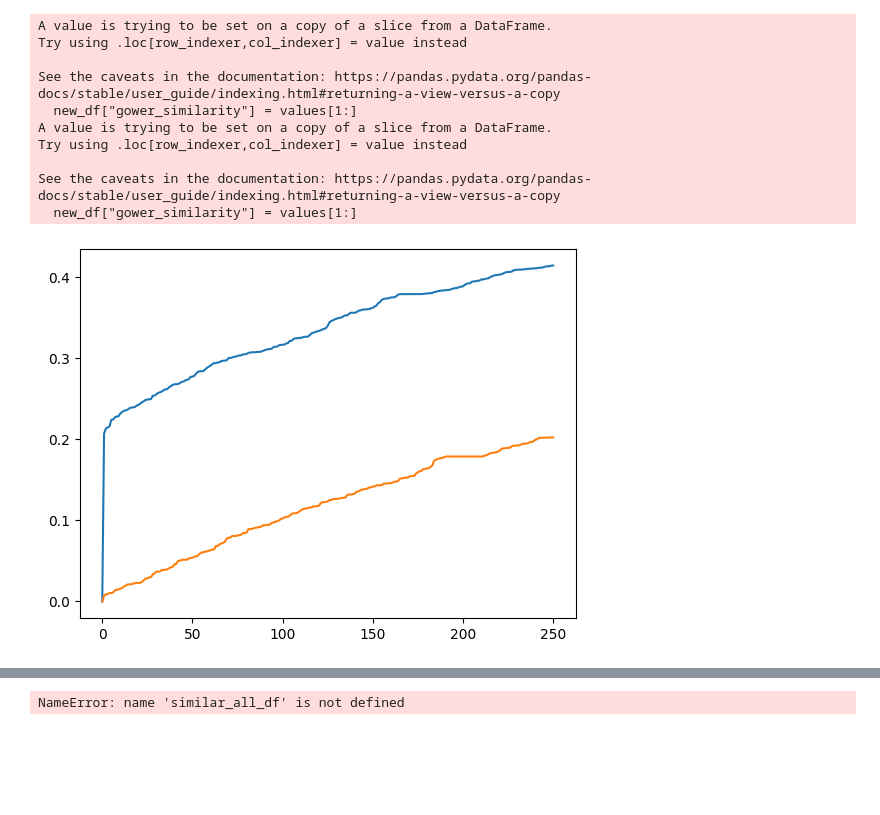
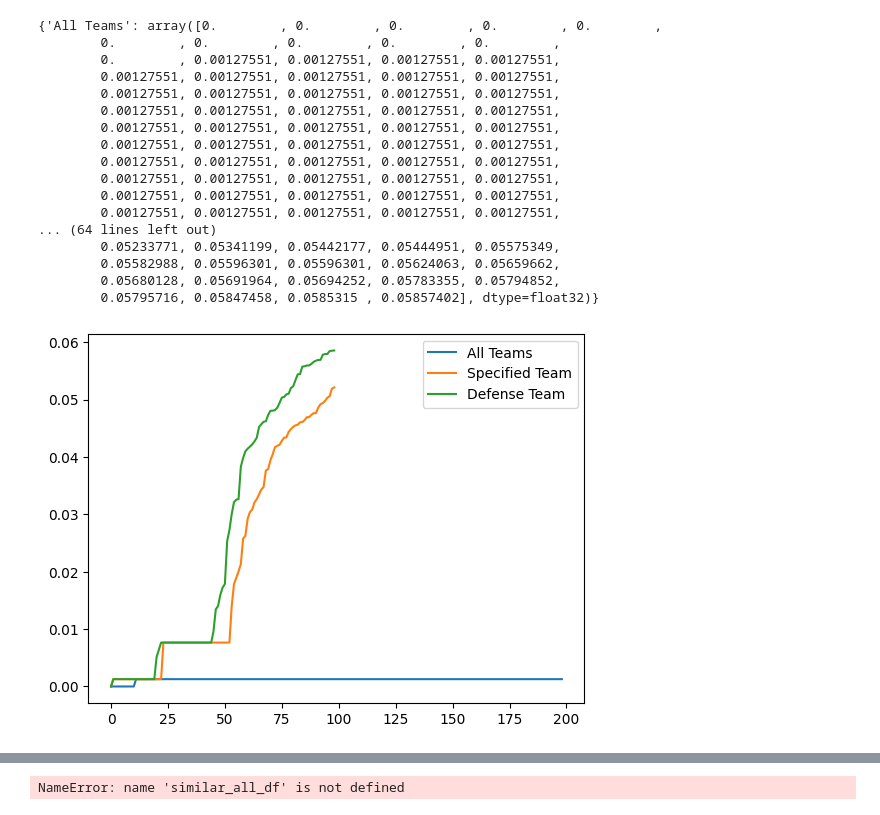
Before and after one commit to rahikot/NFLWViz, a Jupyter notebook: backend/experiment.ipynb, the cells around one changed output, grey strips where cells are left out. Drawn from its saved outputs; the diff is of its cells as text; code cells hidden in the pictures; blank space fills up the shorter version.

```diff
--- a/backend/experiment.ipynb
+++ b/backend/experiment.ipynb
@@ -121,17 +247,25 @@ find_similar_scenarios(df, play, n)[["defteam", "yardline_100", "quarter_seconds
-# %%
-play = {"defteam" : "TB", "yardline_100" : 74, "quarter_seconds_remaining": 104, "down": "1.0", "qtr": "3.0"}
-n = 250
-similar_df = find_similar_scenarios(specify_team(df, "BAL"), play, n)
-similar_all_df = find_similar_scenarios(df, play, n)
-# %% [output]
-A value is trying to be set on a copy of a slice from a DataFrame.
-Try using .loc[row_indexer,col_indexer] = value instead
-
-See the caveats in the documentation: https://pandas.pydata.org/pandas-docs/stable/user_guide/indexing.html#returning-a-view-versus-a-copy
-  new_df["gower_similarity"] = values[1:]
-A value is trying to be set on a copy of a slice from a DataFrame.
-Try using .loc[row_indexer,col_indexer] = value instead
-
-See the caveats in the documentation: https://pandas.pydata.org/pandas-docs/stable/user_guide/indexing.html#returning-a-view-versus-a-copy
-  new_df["gower_similarity"] = values[1:]
-[figure, removed]
+# %%
+plt.plot(np.sort(similar_df["gower_similarity"].values), label = "All Teams")
+plt.plot(np.sort(similar_df_specified["gower_similarity"]), label="Specified Team")
+plt.plot(np.sort(similar_df_defensive["gower_similarity"]), label = "Defense Team")
+plt.legend()
+{"All Teams" :np.sort(similar_df["gower_similarity"].values), "Specified Team" : np.sort(similar_df_specified["gower_similarity"]), "Defense Specific" : np.sort(similar_df_defensive["gower_similarity"])}
+# %% [output]
+{'All Teams': array([0.        , 0.        , 0.        , 0.        , 0.        ,
+        0.        , 0.        , 0.        , 0.        , 0.        ,
+        0.        , 0.00127551, 0.00127551, 0.00127551, 0.00127551,
+        0.00127551, 0.00127551, 0.00127551, 0.00127551, 0.00127551,
+        0.00127551, 0.00127551, 0.00127551, 0.00127551, 0.00127551,
+        0.00127551, 0.00127551, 0.00127551, 0.00127551, 0.00127551,
+        0.00127551, 0.00127551, 0.00127551, 0.00127551, 0.00127551,
+        0.00127551, 0.00127551, 0.00127551, 0.00127551, 0.00127551,
+        0.00127551, 0.00127551, 0.00127551, 0.00127551, 0.00127551,
+        0.00127551, 0.00127551, 0.00127551, 0.00127551, 0.00127551,
+        0.00127551, 0.00127551, 0.00127551, 0.00127551, 0.00127551,
+        0.00127551, 0.00127551, 0.00127551, 0.00127551, 0.00127551,
+... (64 lines left out)
+        0.05233771, 0.05341199, 0.05442177, 0.05444951, 0.05575349,
+        0.05582988, 0.05596301, 0.05596301, 0.05624063, 0.05659662,
+        0.05680128, 0.05691964, 0.05694252, 0.05783355, 0.05794852,
+        0.05795716, 0.05847458, 0.0585315 , 0.05857402], dtype=float32)}
+[figure, added]
```
Also changed, not shown: parts of 9 cells of this notebook, 5 other files.
